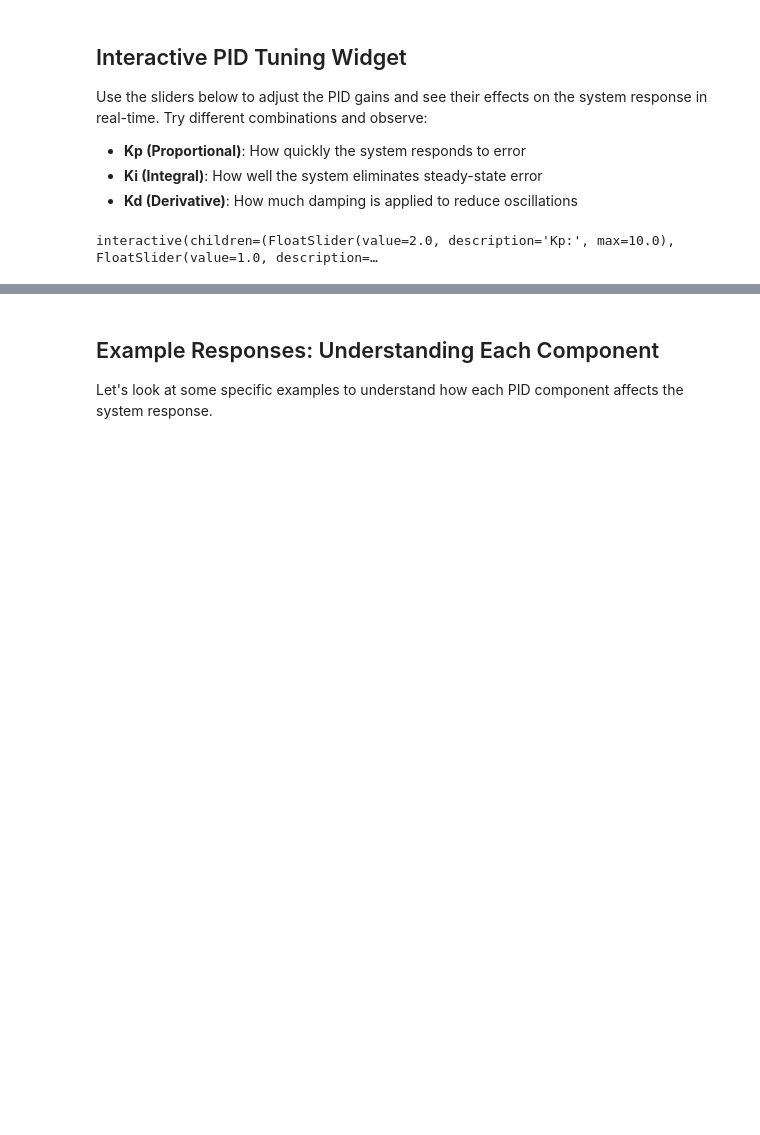
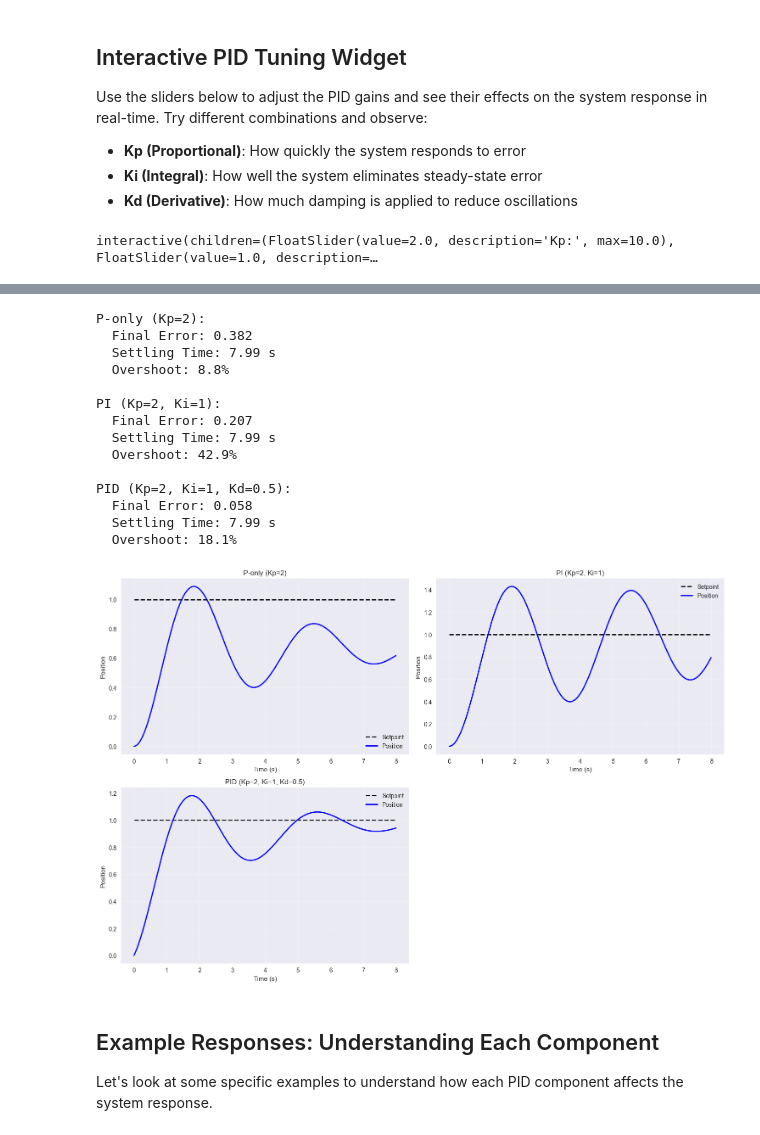
Before and after one commit to ajthor/lecture-notes, a Jupyter notebook: docs/pid-controllers.ipynb, the cells around one changed output, grey strips where cells are left out. Saved outputs shown, nothing was run; the diff lists cells and outputs as text; code cells hidden in the pictures; blank space fills up the shorter version.

```diff
--- a/docs/pid-controllers.ipynb
+++ b/docs/pid-controllers.ipynb
@@ -320,3 +328,67 @@ interactive(children=(FloatSlider(value=2.0, description='Kp:', max=10.0), Float
+# %%
+# Simple static demonstration without widgets
+def simple_pid_demo():
+    """
+    Simple PID demonstration with fixed parameters
+    """
+    # Test different parameter combinations
+    test_cases = [
+        {"name": "P-only (Kp=2)", "Kp": 2.0, "Ki": 0.0, "Kd": 0.0},
+        {"name": "PI (Kp=2, Ki=1)", "Kp": 2.0, "Ki": 1.0, "Kd": 0.0},
+        {"name": "PID (Kp=2, Ki=1, Kd=0.5)", "Kp": 2.0, "Ki": 1.0, "Kd": 0.5},
+    ]
+
+    plt.figure(figsize=(15, 10))
+
+    for i, case in enumerate(test_cases):
+        # Run simulation
+        results = simulate_pid_control(
+            case["Kp"], case["Ki"], case["Kd"],
+            setpoint=1.0, duration=8.0
+        )
+
+        # Plot results
+        plt.subplot(2, 2, i+1)
+        plt.plot(results['time'], results['setpoint'], 'k--', label='Setpoint', linewidth=2)
+        plt.plot(results['time'], results['position'], 'b-', label='Position', linewidth=2)
+        plt.xlabel('Time (s)')
+        plt.ylabel('Position')
+        plt.title(case["name"])
+        plt.legend()
+        plt.grid(True, alpha=0.3)
+
+        # Calculate metrics
+        final_error = abs(results['error'][-1])
+        settling_time = calculate_settling_time(results['position'], 1.0)
+        overshoot = calculate_overshoot(results['position'], 1.0)
+
+        print(f"{case['name']}:")
+        print(f"  Final Error: {final_error:.3f}")
+        print(f"  Settling Time: {settling_time:.2f} s")
+        print(f"  Overshoot: {overshoot:.1f}%")
+        print()
+
+    plt.tight_layout()
+    plt.show()
+
+# Run the demonstration
+simple_pid_demo()
+# %% [output]
+P-only (Kp=2):
+  Final Error: 0.382
+  Settling Time: 7.99 s
+  Overshoot: 8.8%
+
+PI (Kp=2, Ki=1):
+  Final Error: 0.207
+  Settling Time: 7.99 s
+  Overshoot: 42.9%
+
+PID (Kp=2, Ki=1, Kd=0.5):
+  Final Error: 0.058
+  Settling Time: 7.99 s
+  Overshoot: 18.1%
+[figure, added]
 # %% [markdown]
 ## Example Responses: Understanding Each Component
 
```
Also changed, not shown: parts of 3 cells of this notebook.
